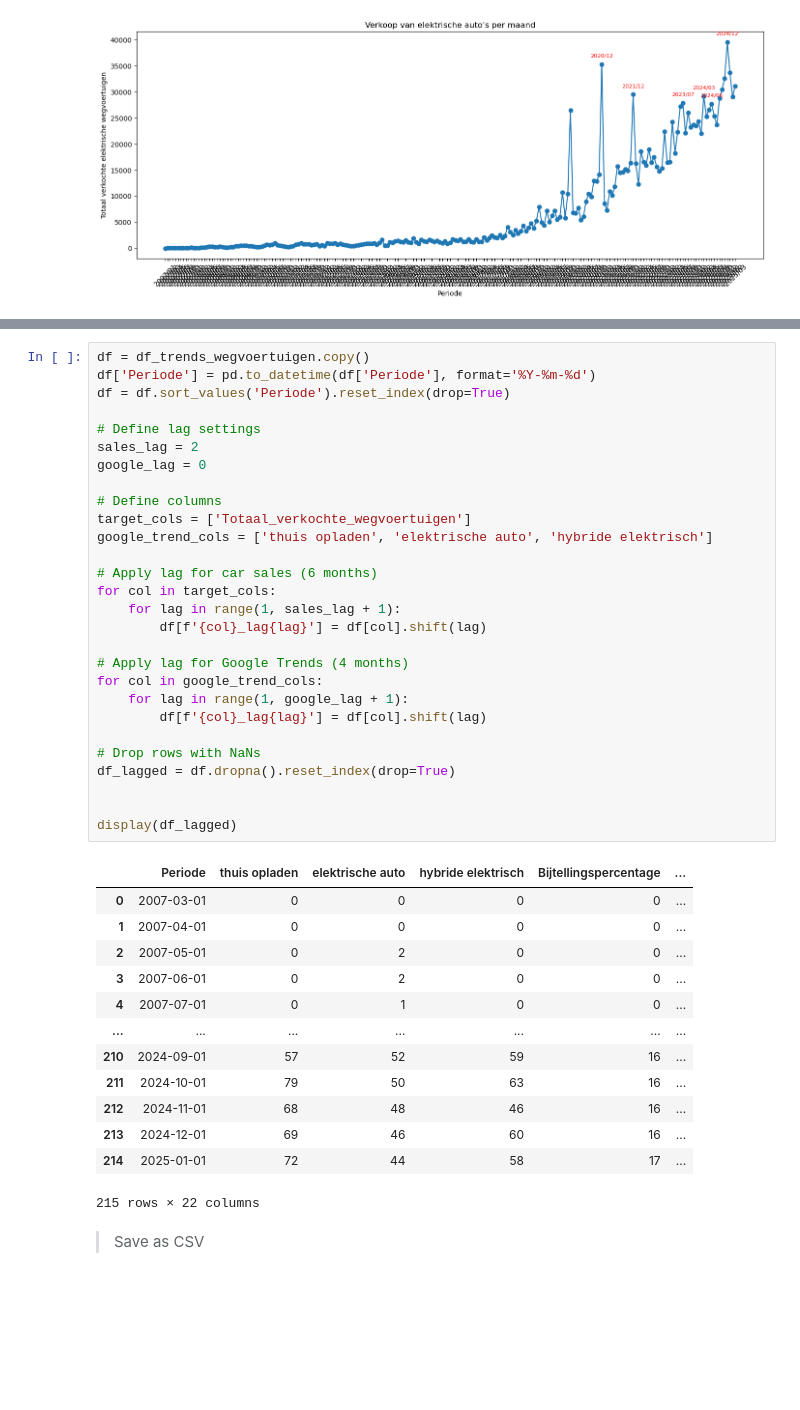
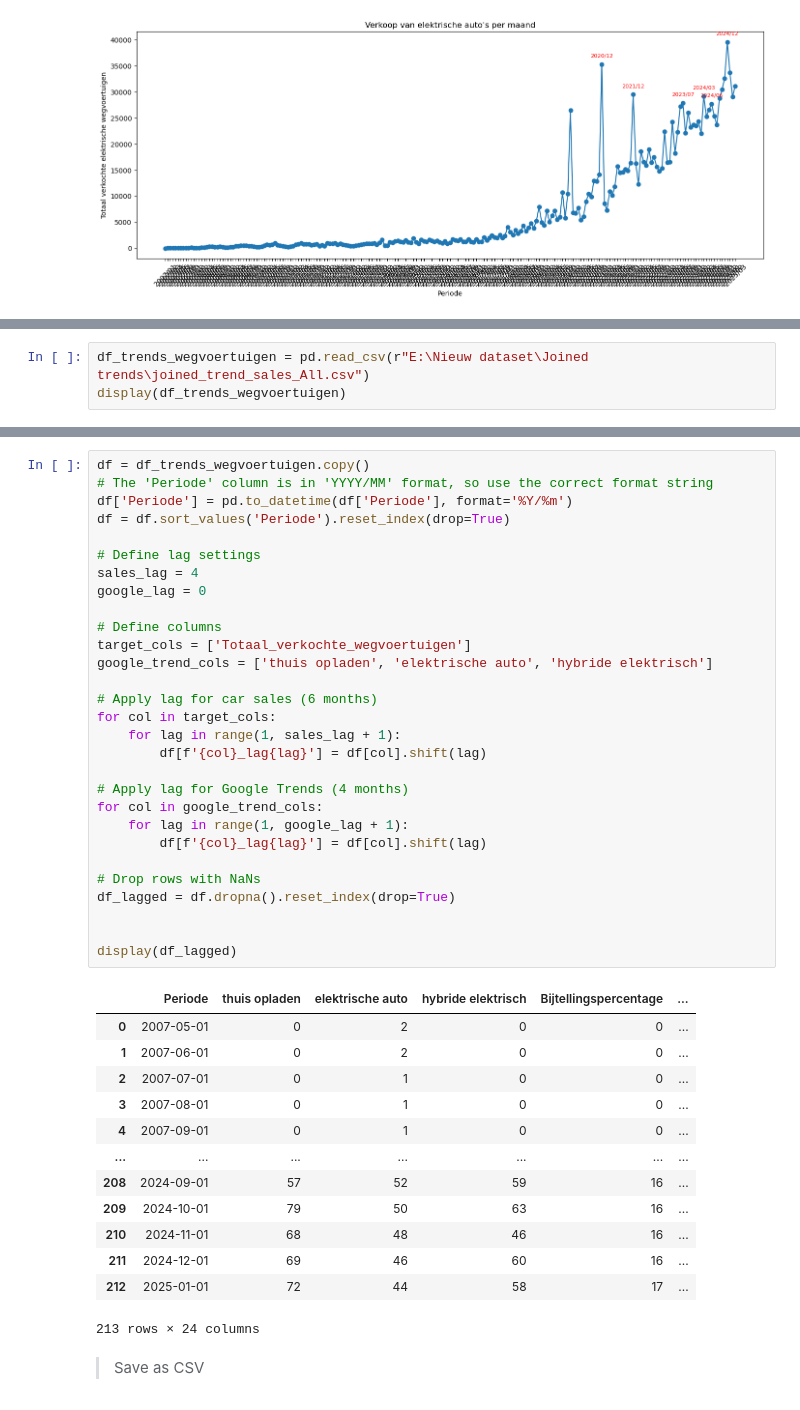
Before and after one commit to DylanHaaz/Tryhard, a Jupyter notebook: v4 _Google_trend/Preprocessing.ipynb, the cells around one changed output, grey strips where cells are left out. Drawn from its saved outputs; the diff is of its cells as text; blank space fills up the shorter version.

```diff
--- a/v4 _Google_trend/Preprocessing.ipynb
+++ b/v4 _Google_trend/Preprocessing.ipynb
@@ -834,0 +835,3 @@ plt.show()  # Display the plot
+# %%
+df_trends_wegvoertuigen = pd.read_csv(r"E:\Nieuw dataset\Joined trends\joined_trend_sales_All.csv")
+display(df_trends_wegvoertuigen)
@@ -835,45 +852,46 @@ plt.show()  # Display the plot
 # %%
 df = df_trends_wegvoertuigen.copy()
-df['Periode'] = pd.to_datetime(df['Periode'], format='%Y-%m-%d')
+# The 'Periode' column is in 'YYYY/MM' format, so use the correct format string
+df['Periode'] = pd.to_datetime(df['Periode'], format='%Y/%m')
 df = df.sort_values('Periode').reset_index(drop=True)
 
 # Define lag settings
-sales_lag = 2
+sales_lag = 4
 google_lag = 0
 
 # Define columns
 target_cols = ['Totaal_verkochte_wegvoertuigen']
 google_trend_cols = ['thuis opladen', 'elektrische auto', 'hybride elektrisch']
 
 # Apply lag for car sales (6 months)
 for col in target_cols:
     for lag in range(1, sales_lag + 1):
         df[f'{col}_lag{lag}'] = df[col].shift(lag)
 
 # Apply lag for Google Trends (4 months)
 for col in google_trend_cols:
     for lag in range(1, google_lag + 1):
         df[f'{col}_lag{lag}'] = df[col].shift(lag)
 
 # Drop rows with NaNs
 df_lagged = df.dropna().reset_index(drop=True)
 
 
 display(df_lagged)
 # %% [output]
 |  | Periode | thuis opladen | elektrische auto | hybride elektrisch | Bijtellingspercentage | ... |
-| 0 | 2007-03-01 | 0 | 0 | 0 | 0 | ... |
-| 1 | 2007-04-01 | 0 | 0 | 0 | 0 | ... |
-| 2 | 2007-05-01 | 0 | 2 | 0 | 0 | ... |
-| 3 | 2007-06-01 | 0 | 2 | 0 | 0 | ... |
-| 4 | 2007-07-01 | 0 | 1 | 0 | 0 | ... |
+| 0 | 2007-05-01 | 0 | 2 | 0 | 0 | ... |
+| 1 | 2007-06-01 | 0 | 2 | 0 | 0 | ... |
+| 2 | 2007-07-01 | 0 | 1 | 0 | 0 | ... |
+| 3 | 2007-08-01 | 0 | 1 | 0 | 0 | ... |
+| 4 | 2007-09-01 | 0 | 1 | 0 | 0 | ... |
 | ... | ... | ... | ... | ... | ... | ... |
-| 210 | 2024-09-01 | 57 | 52 | 59 | 16 | ... |
-| 211 | 2024-10-01 | 79 | 50 | 63 | 16 | ... |
-| 212 | 2024-11-01 | 68 | 48 | 46 | 16 | ... |
-| 213 | 2024-12-01 | 69 | 46 | 60 | 16 | ... |
-| 214 | 2025-01-01 | 72 | 44 | 58 | 17 | ... |
+| 208 | 2024-09-01 | 57 | 52 | 59 | 16 | ... |
+| 209 | 2024-10-01 | 79 | 50 | 63 | 16 | ... |
+| 210 | 2024-11-01 | 68 | 48 | 46 | 16 | ... |
+| 211 | 2024-12-01 | 69 | 46 | 60 | 16 | ... |
+| 212 | 2025-01-01 | 72 | 44 | 58 | 17 | ... |
-215 rows × 22 columns
+213 rows × 24 columns
 # %% [markdown]
 > Save as CSV
 # %%
```
Also changed, not shown: parts of 2 cells of this notebook.
